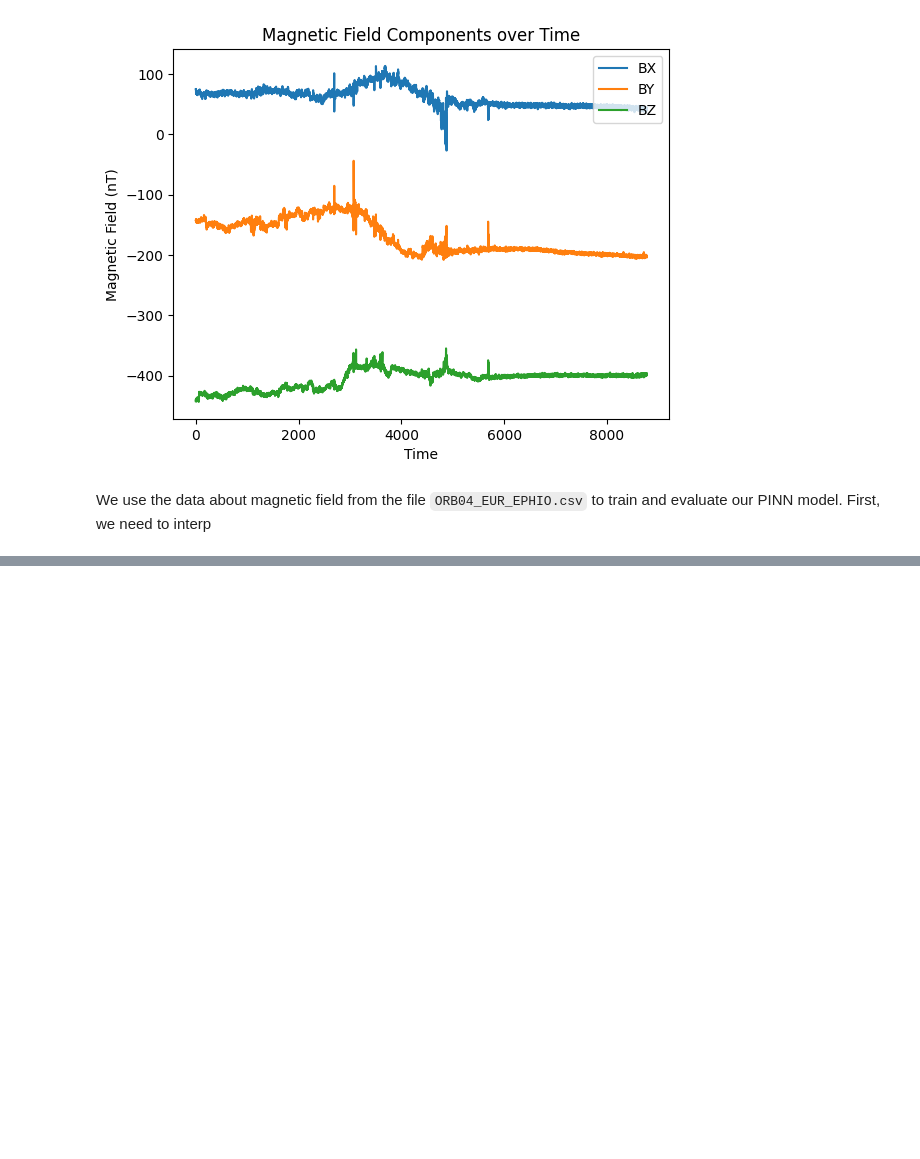
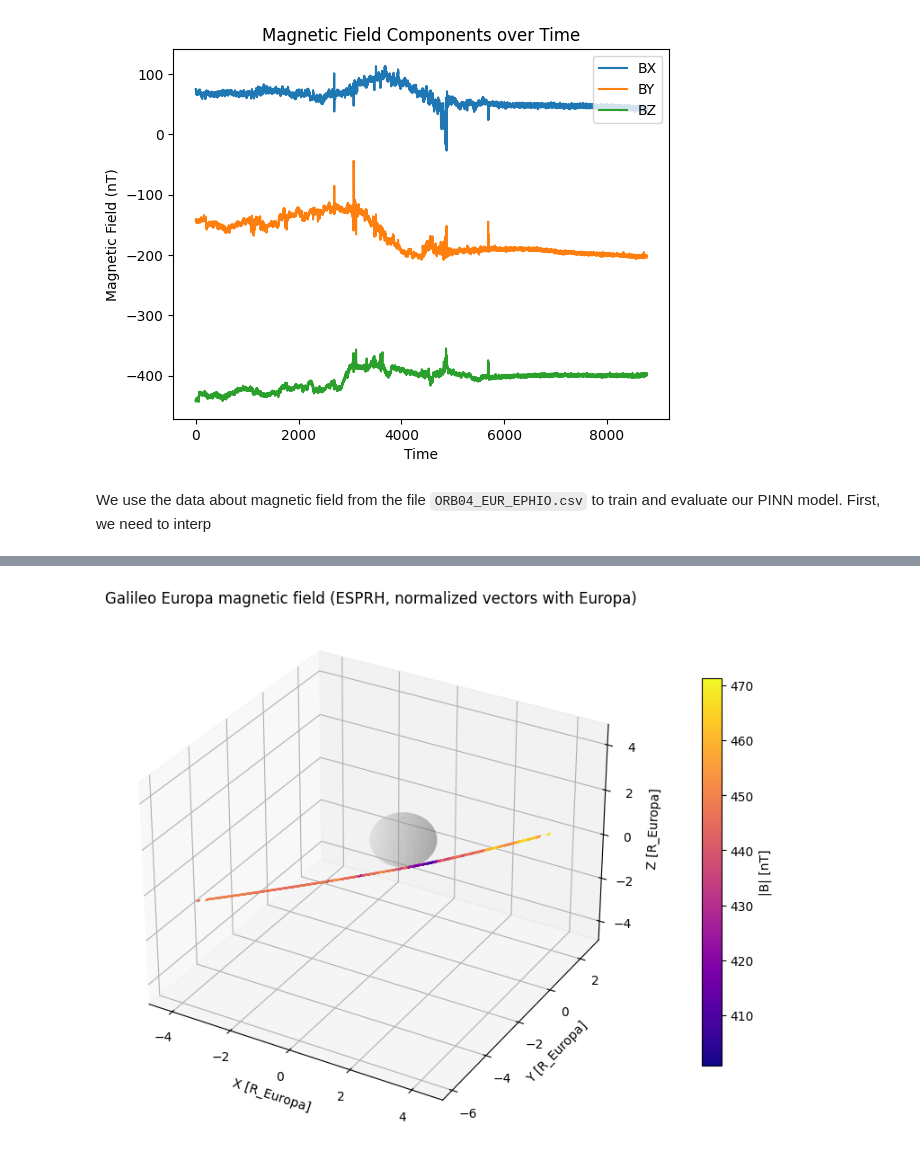
Before and after one commit to Forma-Damian/PINN_Application_for_Galileo_Europa_Data, a Jupyter notebook: europinn.ipynb, the cells around one changed output, grey strips where cells are left out. Drawn from its saved outputs; the diff is of its cells as text; code cells hidden in the pictures; blank space fills up the shorter version.

```diff
--- a/europinn.ipynb
+++ b/europinn.ipynb
@@ -84,0 +160,79 @@ First, we need to interp
+# %%
+import pandas as pd
+import numpy as np
+import matplotlib.pyplot as plt
+from matplotlib.colors import Normalize
+from matplotlib.cm import plasma
+
+# Load ESPRH spherical data
+df_sph = pd.read_csv("data/ORB04_EUR_ESPRH.csv", parse_dates=["SPACECRAFT EVENT TIME"])
+
+# Down-sample for legibility
+stride = max(len(df_sph) // 2000, 1)
+d = df_sph.iloc[::stride].copy()
+
+# Spherical -> Cartesian positions
+theta = np.deg2rad(90.0 - d["LATITUDE"].to_numpy())
+phi = np.deg2rad(d["LONGITUDE"].to_numpy())
+r = d["RANGE"].to_numpy()
+
+x = r * np.sin(theta) * np.cos(phi)
+y = r * np.sin(theta) * np.sin(phi)
+z = r * np.cos(theta)
+
+# Spherical components -> Cartesian vectors
+Br = d["BR"].to_numpy()
+Btheta = d["BTHETA"].to_numpy()
+Bphi = d["BPHI"].to_numpy()
+
+Bx = Br * np.sin(theta) * np.cos(phi) + Btheta * np.cos(theta) * np.cos(phi) - Bphi * np.sin(phi)
+By = Br * np.sin(theta) * np.sin(phi) + Btheta * np.cos(theta) * np.sin(phi) + Bphi * np.cos(phi)
+Bz = Br * np.cos(theta) - Btheta * np.sin(theta)
+
+# Magnitude and unit vectors
+Bmag = np.sqrt(Bx**2 + By**2 + Bz**2)
+Bx_u = Bx / Bmag
+By_u = By / Bmag
+Bz_u = Bz / Bmag
+
+fig = plt.figure(figsize=(10, 8))
+ax = fig.add_subplot(projection="3d")
+
+# Europa sphere (radius = 1 R_Europa)
+u = np.linspace(0, 2*np.pi, 60)
+v = np.linspace(0, np.pi, 30)
+xs = np.outer(np.cos(u), np.sin(v))
+ys = np.outer(np.sin(u), np.sin(v))
+zs = np.outer(np.ones_like(u), np.cos(v))
+ax.plot_surface(xs, ys, zs, color="lightgray", alpha=0.25, linewidth=0, zorder=0)
+
+norm = Normalize(vmin=Bmag.min(), vmax=Bmag.max())
+colors = plasma(norm(Bmag))
+
+ax.quiver(
+    x, y, z,
+    Bx_u, By_u, Bz_u,
+    length=0.12, normalize=False, colors=colors, linewidth=0.4
+)
+
+mappable = plt.cm.ScalarMappable(norm=norm, cmap=plasma)
+mappable.set_array([])
+cbar = fig.colorbar(mappable, ax=ax, pad=0.1, shrink=0.7)
+cbar.set_label("|B| [nT]")
+
+ax.set_xlabel("X [R_Europa]")
+ax.set_ylabel("Y [R_Europa]")
+ax.set_zlabel("Z [R_Europa]")
+ax.set_title("Galileo Europa magnetic field (ESPRH, normalized vectors with Europa)")
+
+# Equal-ish aspect
+lims = np.array([ax.get_xlim3d(), ax.get_ylim3d(), ax.get_zlim3d()])
+center = lims.mean(axis=1)
+radius = (lims[:,1] - lims[:,0]).max() / 2
+ax.set_xlim3d([center[0]-radius, center[0]+radius])
+ax.set_ylim3d([center[1]-radius, center[1]+radius])
+ax.set_zlim3d([center[2]-radius, center[2]+radius])
+
+plt.show()
+# %% [output]
+[figure, added]
```
Also changed, not shown: parts of 3 cells of this notebook.
